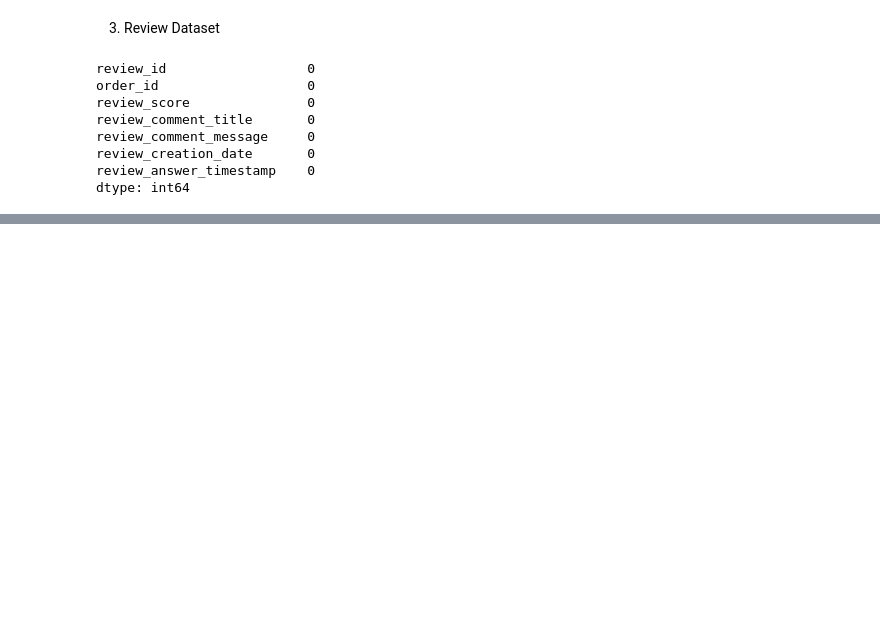
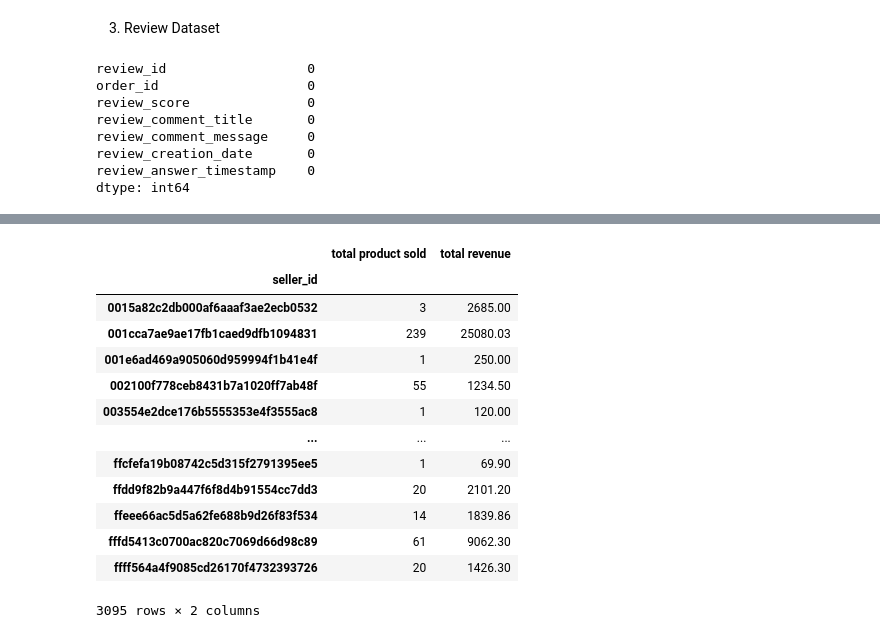
Before and after one commit to nathsteve13/ecommerce-dataset-analysis, a Jupyter notebook: notebook.ipynb, the cells around one changed output, grey strips where cells are left out. Cells and saved outputs as stored; diff of their text form; code cells hidden in the pictures; blank space fills up the shorter version.

```diff
--- a/notebook.ipynb
+++ b/notebook.ipynb
@@ -382,0 +583,25 @@ dtype: int64
+# %%
+# Show total product sold, and total revenue for each seller
+
+df_order_items.groupby(df_order_items['seller_id']).agg({
+    'product_id' : 'count',
+    'price' : 'sum'
+}).rename(columns={
+    'product_id' : 'total product sold',
+    'price' : 'total revenue'
+})
+# %% [output]
+|  | total product sold | total revenue |
+| seller_id |  |  |
+| 0015a82c2db000af6aaaf3ae2ecb0532 | 3 | 2685.00 |
+| 001cca7ae9ae17fb1caed9dfb1094831 | 239 | 25080.03 |
+| 001e6ad469a905060d959994f1b41e4f | 1 | 250.00 |
+| 002100f778ceb8431b7a1020ff7ab48f | 55 | 1234.50 |
+| 003554e2dce176b5555353e4f3555ac8 | 1 | 120.00 |
+| ... | ... | ... |
+| ffcfefa19b08742c5d315f2791395ee5 | 1 | 69.90 |
+| ffdd9f82b9a447f6f8d4b91554cc7dd3 | 20 | 2101.20 |
+| ffeee66ac5d5a62fe688b9d26f83f534 | 14 | 1839.86 |
+| fffd5413c0700ac820c7069d66d98c89 | 61 | 9062.30 |
+| ffff564a4f9085cd26170f4732393726 | 20 | 1426.30 |
+3095 rows × 2 columns
```
Also changed, not shown: parts of 28 cells of this notebook.
